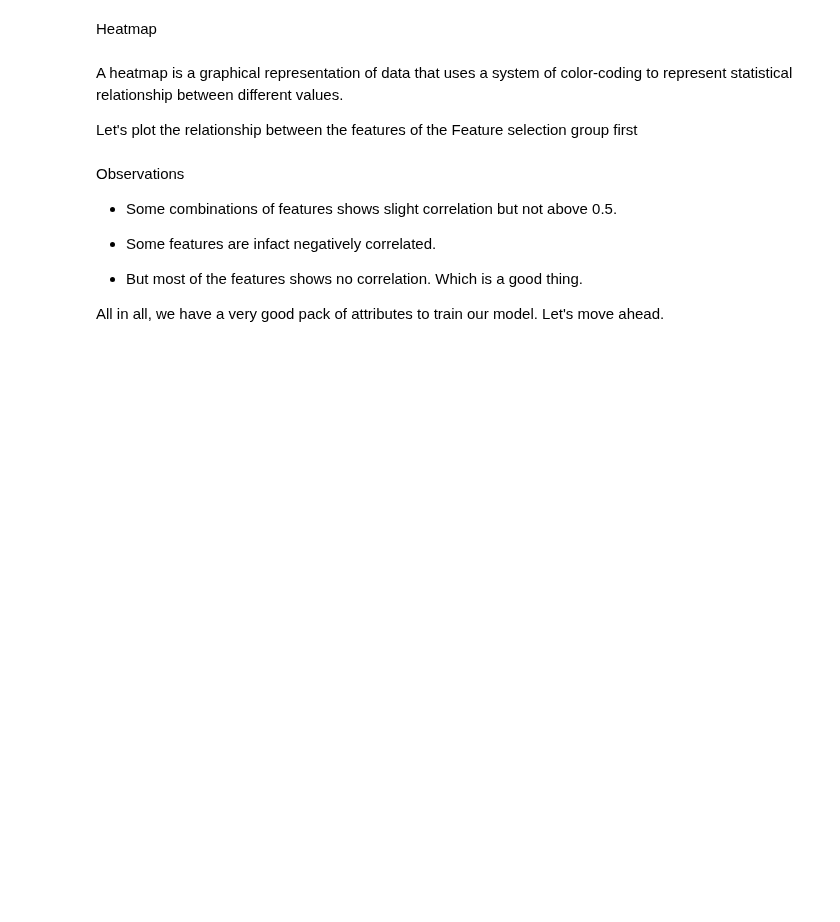
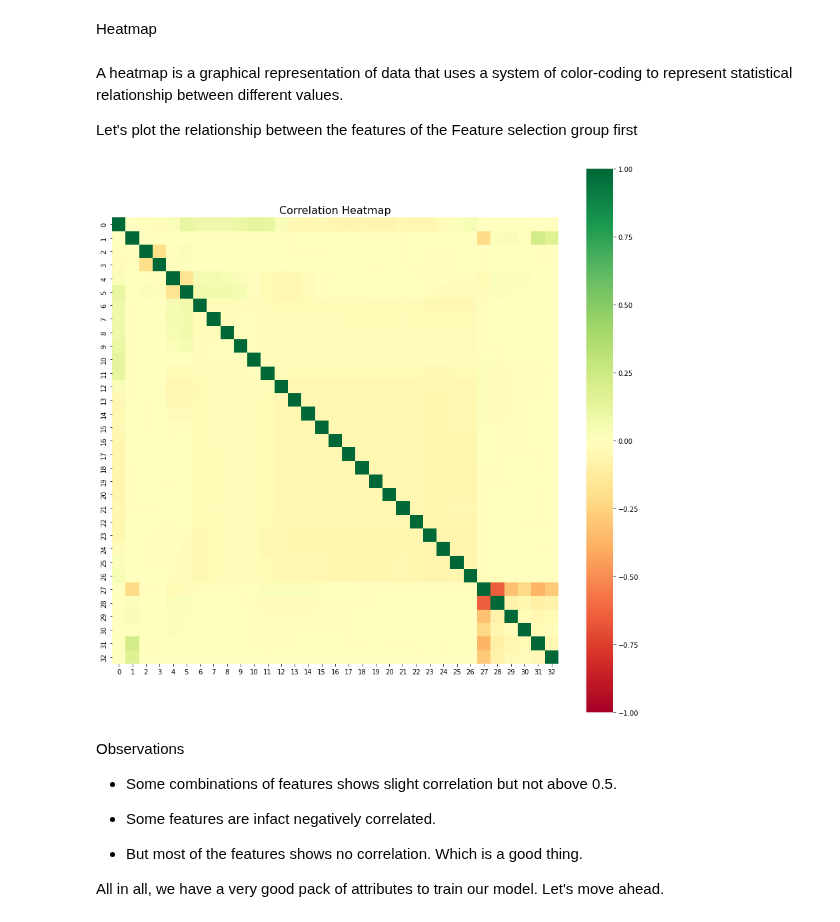
Before and after one commit to harshithgowdakc/NYC-Taxi-Data, a Jupyter notebook: NYC_Taxi_Data.ipynb, the cells around one changed output. Drawn from its saved outputs; the diff is of its cells as text; code cells hidden in the pictures; blank space fills up the shorter version.

```diff
--- a/NYC_Taxi_Data.ipynb
+++ b/NYC_Taxi_Data.ipynb
@@ -1058,11 +1094,13 @@ A heatmap is a graphical representation of data that uses a system of color-codi
 Let's plot the relationship between the features of the Feature selection group first
 # %%
 plt.figure(figsize=(15,15))
-corr = pd.DataFrame(X_train).corr()
-corr.index = pd.DataFrame(X_train).columns
+corr = pd.DataFrame(X_train_fs[:,1:]).corr()
+corr.index = pd.DataFrame(X_train_fs[:,1:]).columns
 sns.heatmap(corr, cmap='RdYlGn', vmin=-1, vmax=1, square=True)
 plt.title("Correlation Heatmap", fontsize=16)
 plt.show()
+# %% [output]
+[figure, added]
 # %% [markdown]
 Observations
 
```
Also changed, not shown: parts of 19 cells of this notebook.
